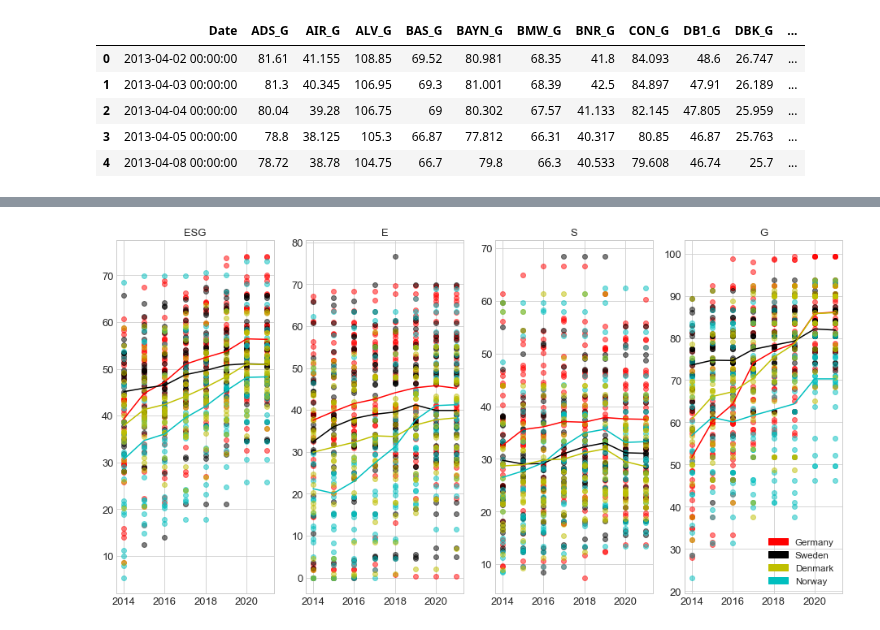
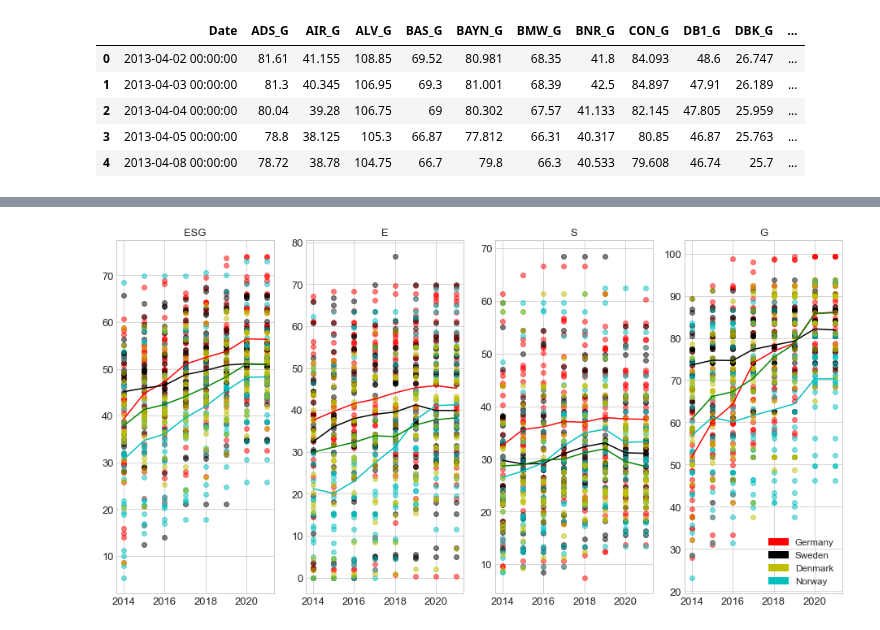
Before and after one commit to KamilPan/PS, a Jupyter notebook: ACF /ACF.ipynb, the cells around one changed output, grey strips where cells are left out. Saved outputs shown, nothing was run; the diff lists cells and outputs as text; code cells hidden in the pictures.

```diff
--- a/ACF /ACF.ipynb
+++ b/ACF /ACF.ipynb
@@ -182,7 +179,7 @@ ax1.plot(esg.loc[:, 'AMBUB_D_ESG' : 'VWS_D_ESG'], 'o',color='y', alpha=0.5)
 ax1.plot(year_sc,mg_esg, color='r')
 ax1.plot(year_sc,ms_esg, color='k')
 ax1.plot(year_sc,mn_esg, color='c')
-ax1.plot(year_sc,md_esg, color='y')
+ax1.plot(year_sc,md_esg, color='g')
 ax1.set_title('ESG',fontsize=13)
 
 ax2 = fig.add_subplot(1,4,2)
@@ -194,39 +191,39 @@ ax2.plot(esg.loc[:, 'AMBUB_D_E' : 'VWS_D_E'], 'o',color='y', alpha=0.5)
 ax2.plot(year_sc,mg_e, color='r')
 ax2.plot(year_sc,ms_e, color='k')
 ax2.plot(year_sc,mn_e, color='c')
-ax2.plot(year_sc,md_e, color='y')
+ax2.plot(year_sc,md_e, color='g')
 ax2.set_title('E',fontsize=13)
 
 ax3 = fig.add_subplot(1,4,3)
 
 ax3.plot(esg.loc[:, 'ADS_G_S' : 'ZAL_G_S'], 'o',color='r', alpha=0.5)
 ax3.plot(esg.loc[:, 'ABB_S_S' : 'VOLVB_S_S'], 'o', color='k',alpha=0.5)
 ax3.plot(esg.loc[:, 'AKER_N_S' : 'STB_N_S'], 'o', color='c',alpha=0.5)
 ax3.plot(esg.loc[:, 'AMBUB_D_S' : 'VWS_D_S'], 'o',color='y', alpha=0.5)
 ax3.plot(year_sc,mg_s, color='r')
 ax3.plot(year_sc,ms_s, color='k')
 ax3.plot(year_sc,mn_s, color='c')
-ax3.plot(year_sc,md_s, color='y')
+ax3.plot(year_sc,md_s, color='g')
 ax3.set_title('S',fontsize=13)
 
 ax4 = fig.add_subplot(1,4,4)
 
 ax4.plot(esg.loc[:, 'ADS_G_G' : 'ZAL_G_G'], 'o',color='r', alpha=0.5)
 ax4.plot(esg.loc[:, 'ABB_S_G' : 'VOLVB_S_G'], 'o', color='k',alpha=0.5)
 ax4.plot(esg.loc[:, 'AKER_N_G' : 'STB_N_G'], 'o', color='c',alpha=0.5)
 ax4.plot(esg.loc[:, 'AMBUB_D_G' : 'VWS_D_G'], 'o',color='y', alpha=0.5)
 ax4.plot(year_sc,mg_g, color='r')
 ax4.plot(year_sc,ms_g, color='k')
 ax4.plot(year_sc,mn_g, color='c')
-ax4.plot(year_sc,md_g, color='y')
+ax4.plot(year_sc,md_g, color='g')
 ax4.set_title('G',fontsize=13)
 
 # Code creating manual legends
 r_patch = mpatches.Patch(color='r', label='Germany')
 k_patch = mpatches.Patch(color='k', label='Sweden')
 c_patch = mpatches.Patch(color='c', label='Norway')
 y_patch = mpatches.Patch(color='y', label='Denmark')
 ax4.legend(handles=[r_patch,k_patch,y_patch,c_patch],prop={'size': 11.6})
 plt.savefig('scores.png');
 # %% [output]
-[figure, old version]
+[figure, new version]
```
Also changed, not shown: parts of 4 cells of this notebook, 1 other file.
